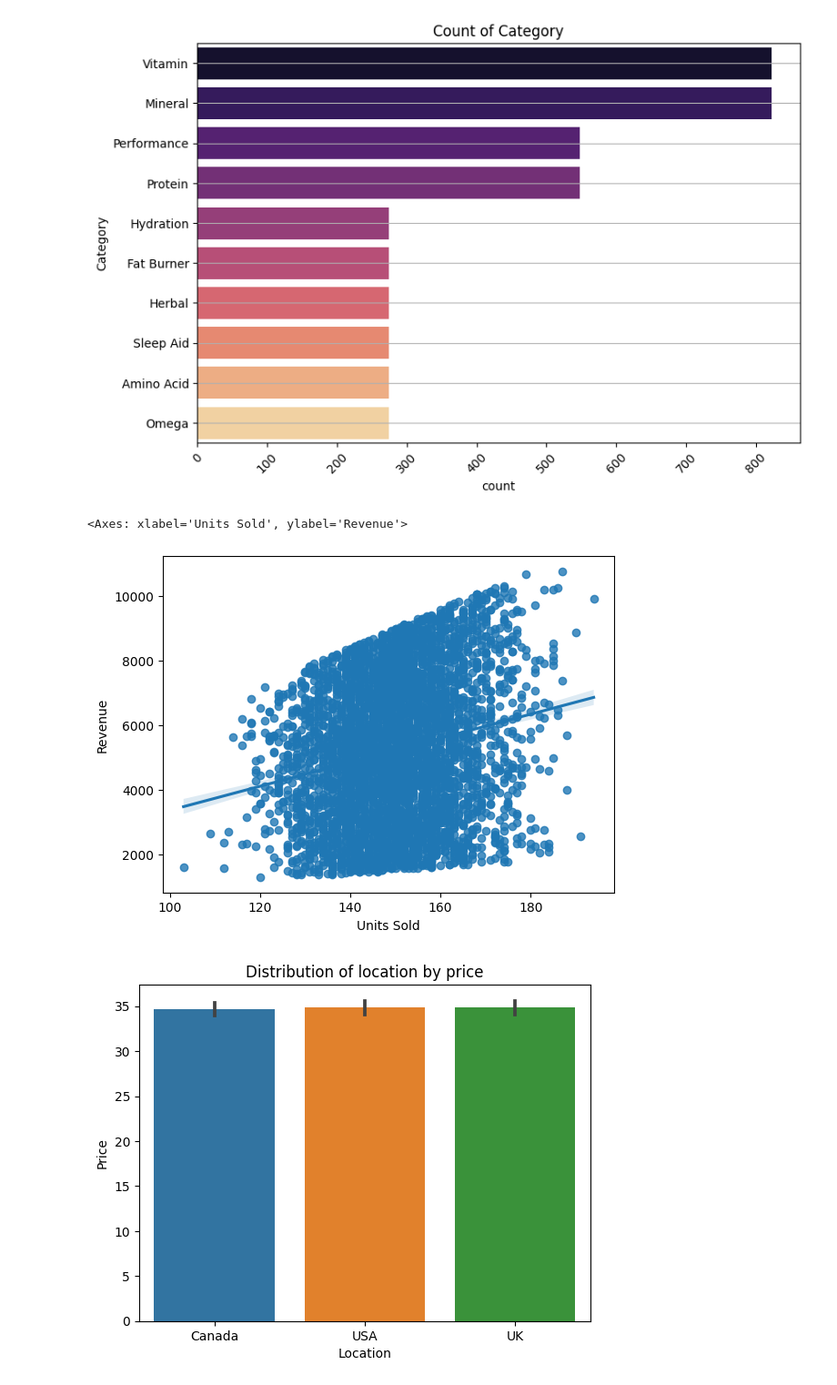
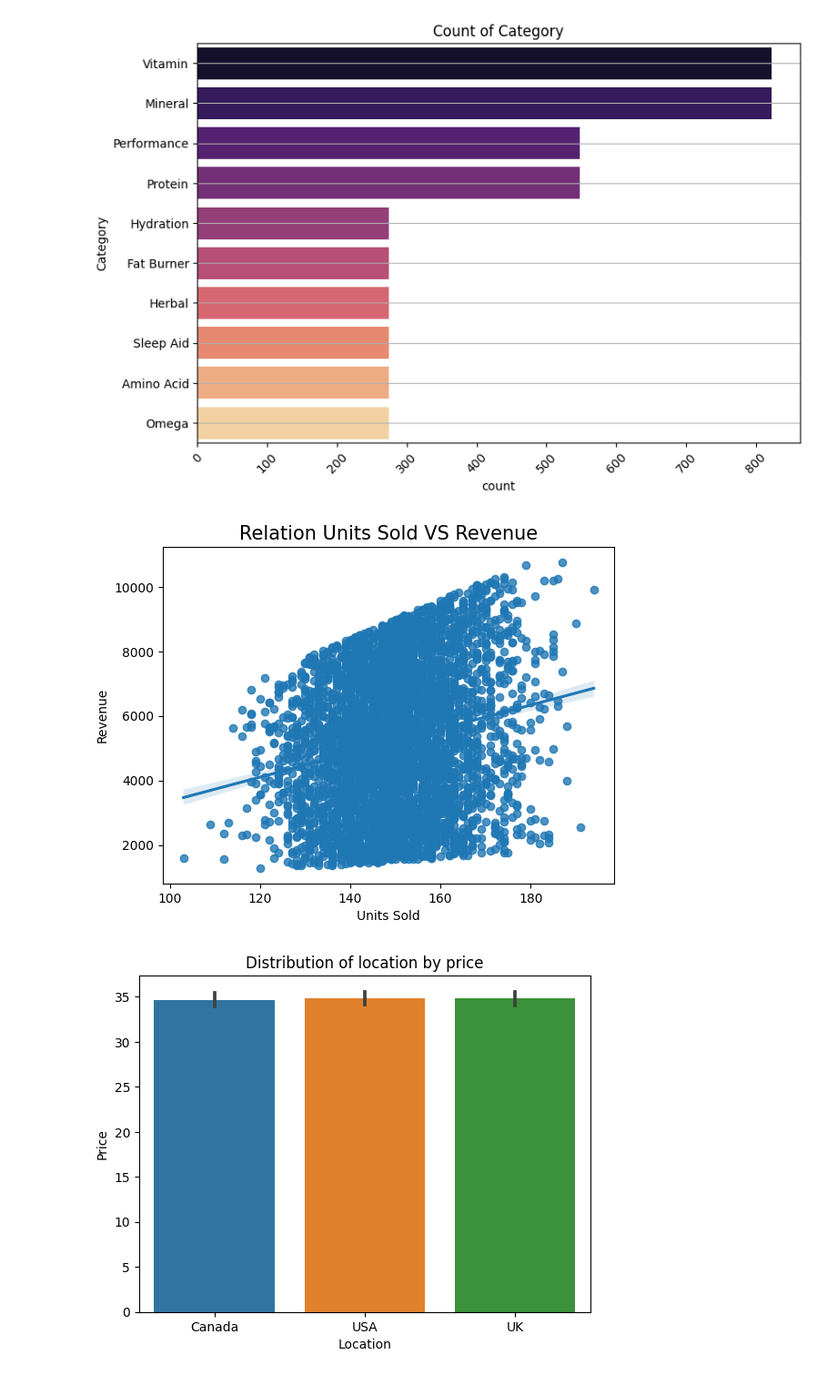
Before and after one commit to Islam-Ragab8/ML-, a Jupyter notebook: supplement-sales-data.ipynb, the cells around one changed output. Shown at 91% size. Drawn from its saved outputs; the diff is of its cells as text; code cells hidden in the pictures.

```diff
--- a/supplement-sales-data.ipynb
+++ b/supplement-sales-data.ipynb
@@ -221,9 +221,10 @@ plt.grid(True,axis='y')
 [figure]
 # %%
 sns.regplot(x='Units Sold',y='Revenue',data=df)
+plt.title("Relation Units Sold VS Revenue",fontsize=15)
+plt.show()
 # %% [output]
-<Axes: xlabel='Units Sold', ylabel='Revenue'>
-[figure, old version]
+[figure, new version]
 # %%
 sns.barplot(x='Location',y='Price',data=df)
 plt.title("Distribution of location by price")
```
Also changed, not shown: parts of 14 cells of this notebook.
